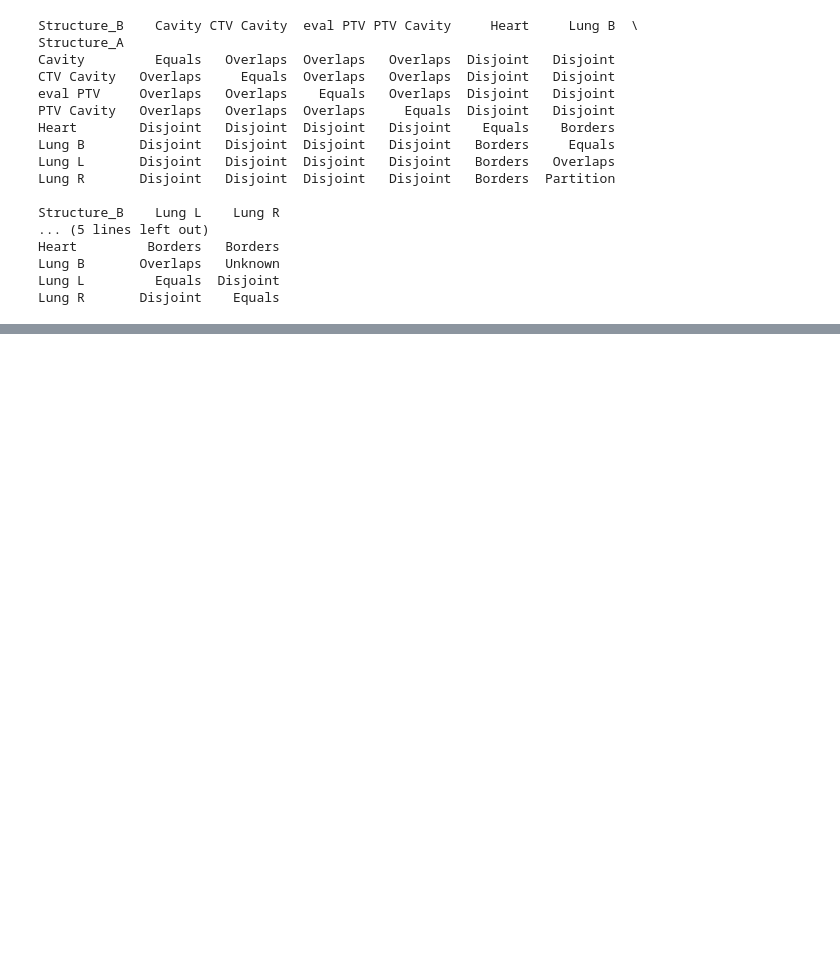
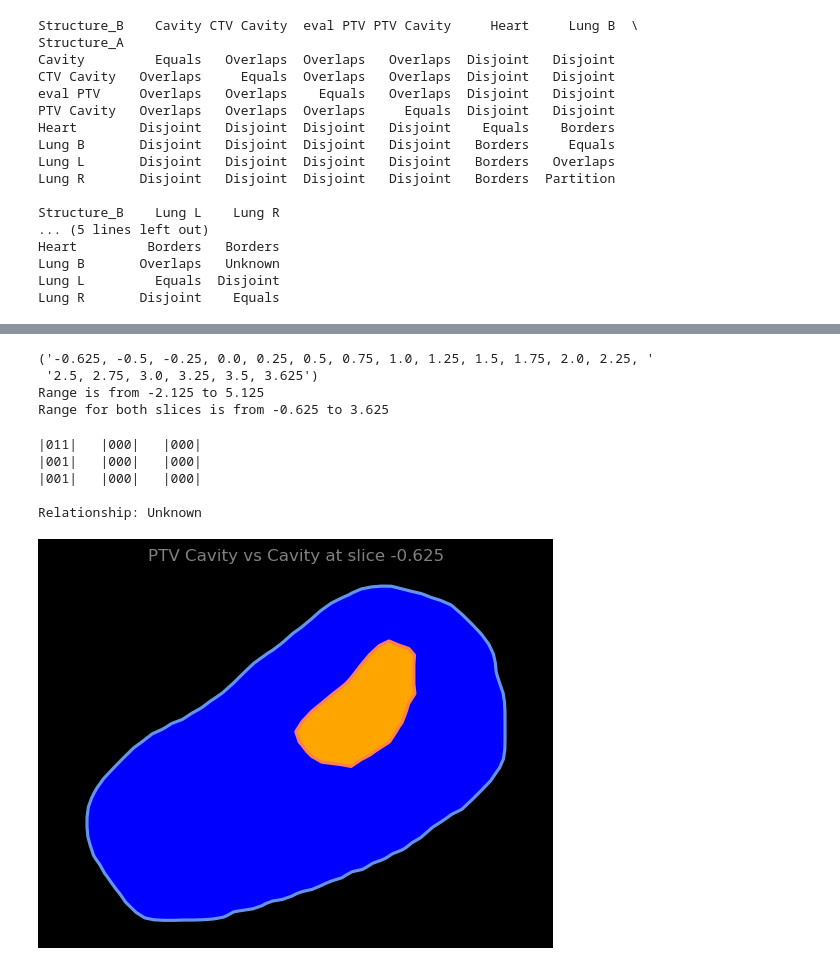
Before and after one commit to GregSal/StructureRelations, a Jupyter notebook: src/notebooks/Webapp_backend_Tests.ipynb, the cells around one changed output, grey strips where cells are left out. Drawn from its saved outputs; the diff is of its cells as text; code cells hidden in the pictures; blank space fills up the shorter version.

Commit message:
WIB identified bug in relationship matrix values

```diff
--- a/src/notebooks/Webapp_backend_Tests.ipynb
+++ b/src/notebooks/Webapp_backend_Tests.ipynb
@@ -356,0 +127,43 @@ Result: 'EXTERNAL'
+# %%
+roi_a = 14
+roi_b = 11
+
+tolerance = structure_set.tolerance
+composite_relation = DE27IM()
+
+structure_a = structure_set.structures[14]
+structure_b = structure_set.structures[11]
+
+slices_a = set(structure_a.region_table['SliceIndex'])
+slices_b = set(structure_b.region_table['SliceIndex'])
+used_slices = slices_a | slices_b
+both_slices = slices_a & slices_b
+
+pprint(', '.join([f'{s}' for s in sorted(both_slices)]))
+
+print(f'Range is from {min(used_slices)} to {max(used_slices)}')
+print(f'Range for both slices is from {min(both_slices)} to {max(both_slices)}')
+# %% [output]
+('-0.625, -0.5, -0.25, 0.0, 0.25, 0.5, 0.75, 1.0, 1.25, 1.5, 1.75, 2.0, 2.25, '
+ '2.5, 2.75, 3.0, 3.25, 3.5, 3.625')
+Range is from -2.125 to 5.125
+Range for both slices is from -0.625 to 3.625
+# %%
+slice = -0.625
+
+slice_a = structure_a.get_slice(slice_index=slice)
+slice_b = structure_b.get_slice(slice_index=slice)
+
+relation = DE27IM(slice_a, slice_b, tolerance=tolerance)
+composite_relation.merge(relation)
+print(relation)
+print(relation.identify_relation())
+ax = plot_roi_slice(structure_set, slice_index=slice,
+                    roi_list=[roi_a, roi_b], tolerance=tolerance)
+# %% [output]
+|011|   |000|   |000|
+|001|   |000|   |000|
+|001|   |000|   |000|
+
+Relationship: Unknown
+[figure, added]
```
Also changed, not shown: parts of 16 cells of this notebook, 2 other files.
